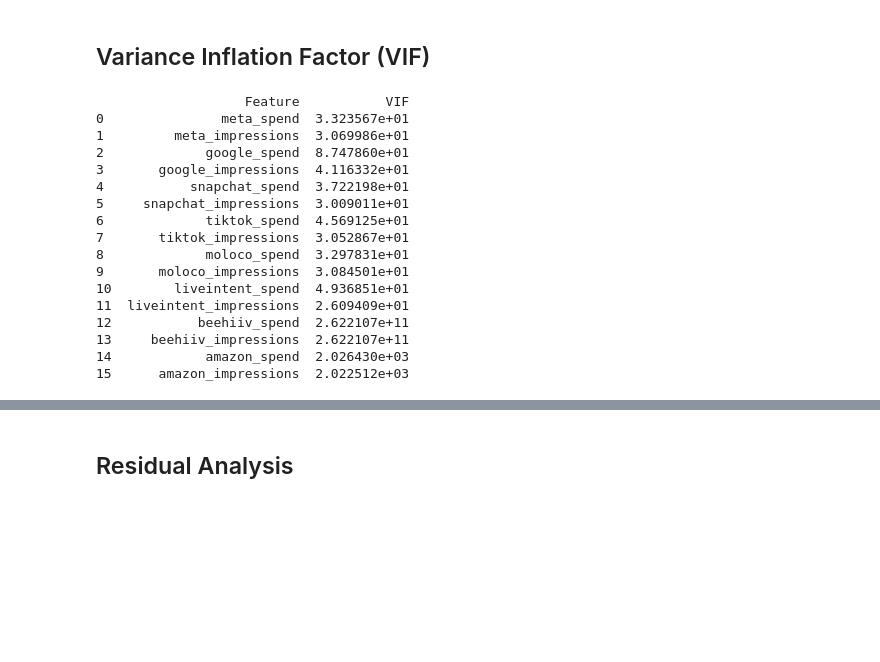
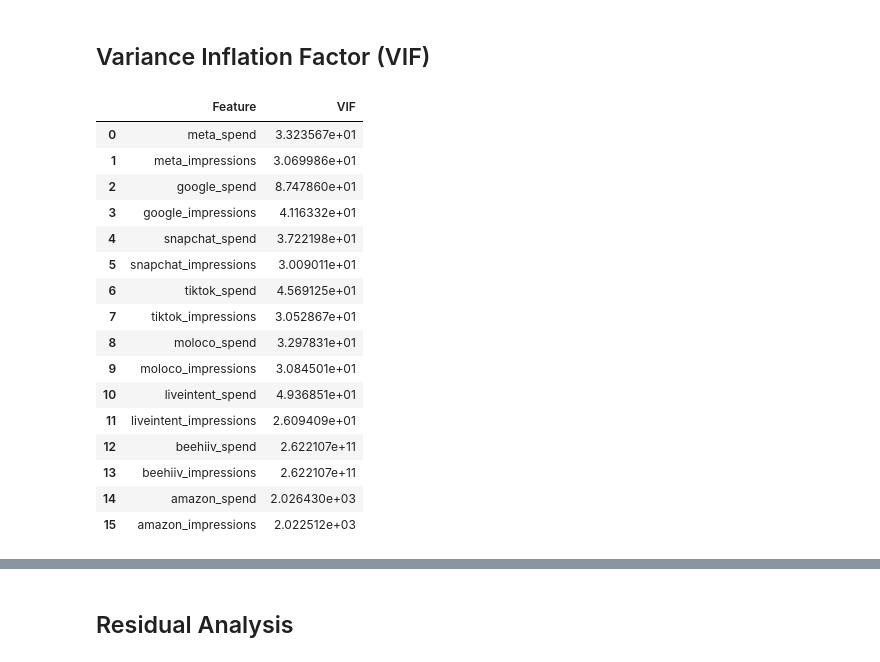
Before and after one commit to pstat197/BlueAlpha3-Synergy-Analysis, a Jupyter notebook: scripts/correlation_analysis.ipynb, the cells around one changed output, grey strips where cells are left out. Cells and saved outputs as stored; diff of their text form; code cells hidden in the pictures; blank space fills up the shorter version.

```diff
--- a/scripts/correlation_analysis.ipynb
+++ b/scripts/correlation_analysis.ipynb
@@ -60,25 +71,25 @@ plt.show()
 # %%
 vif_data = pd.DataFrame()
 vif_data["Feature"] = corr_data.columns
 
 vif_data["VIF"] = [variance_inflation_factor(corr_data.values, i)
                           for i in range(len(corr_data.columns))]
-print(vif_data)
+vif_data
 # %% [output]
-                   Feature           VIF
-0               meta_spend  3.323567e+01
-1         meta_impressions  3.069986e+01
-2             google_spend  8.747860e+01
-3       google_impressions  4.116332e+01
-4           snapchat_spend  3.722198e+01
-5     snapchat_impressions  3.009011e+01
-6             tiktok_spend  4.569125e+01
-7       tiktok_impressions  3.052867e+01
-8             moloco_spend  3.297831e+01
-9       moloco_impressions  3.084501e+01
-10        liveintent_spend  4.936851e+01
-11  liveintent_impressions  2.609409e+01
-12           beehiiv_spend  2.622107e+11
-13     beehiiv_impressions  2.622107e+11
-14            amazon_spend  2.026430e+03
-15      amazon_impressions  2.022512e+03
+|  | Feature | VIF |
+| 0 | meta_spend | 3.323567e+01 |
+| 1 | meta_impressions | 3.069986e+01 |
+| 2 | google_spend | 8.747860e+01 |
+| 3 | google_impressions | 4.116332e+01 |
+| 4 | snapchat_spend | 3.722198e+01 |
+| 5 | snapchat_impressions | 3.009011e+01 |
+| 6 | tiktok_spend | 4.569125e+01 |
+| 7 | tiktok_impressions | 3.052867e+01 |
+| 8 | moloco_spend | 3.297831e+01 |
+| 9 | moloco_impressions | 3.084501e+01 |
+| 10 | liveintent_spend | 4.936851e+01 |
+| 11 | liveintent_impressions | 2.609409e+01 |
+| 12 | beehiiv_spend | 2.622107e+11 |
+| 13 | beehiiv_impressions | 2.622107e+11 |
+| 14 | amazon_spend | 2.026430e+03 |
+| 15 | amazon_impressions | 2.022512e+03 |
```
Also changed, not shown: parts of 3 cells of this notebook.
